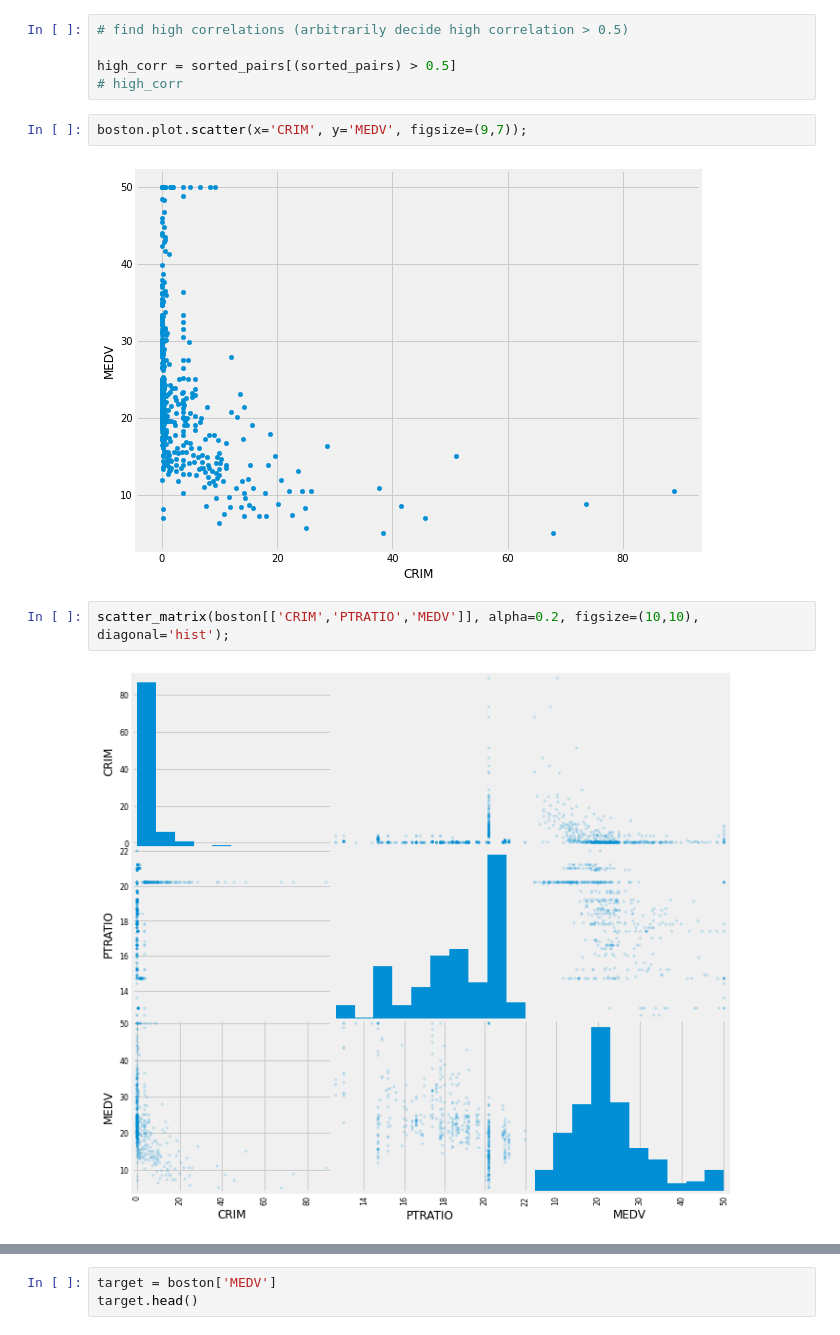
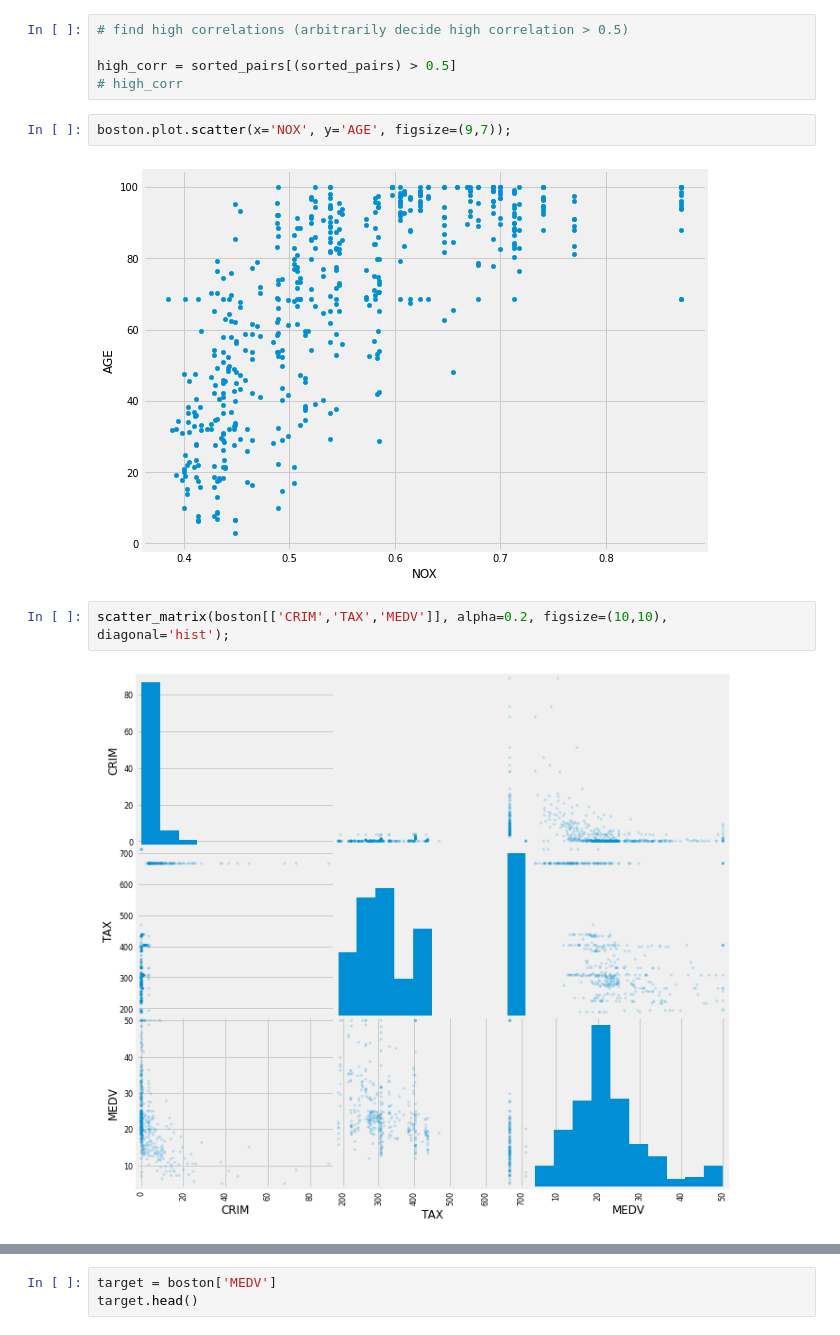
Before and after one commit to kristinkx/Python_Projects, a Jupyter notebook: Boston_Housing.ipynb, the cells around one changed output, grey strips where cells are left out. Cells and saved outputs as stored; diff of their text form.

```diff
--- a/Boston_Housing.ipynb
+++ b/Boston_Housing.ipynb
@@ -416,11 +421,11 @@ Length: 196, dtype: float64
 high_corr = sorted_pairs[(sorted_pairs) > 0.5]
 # high_corr
 # %%
-boston.plot.scatter(x='CRIM', y='MEDV', figsize=(9,7));
+boston.plot.scatter(x='NOX', y='AGE', figsize=(9,7));
 # %% [output]
-[figure, old version]
+[figure, new version]
 # %%
-scatter_matrix(boston[['CRIM','PTRATIO','MEDV']], alpha=0.2, figsize=(10,10), diagonal='hist');
+scatter_matrix(boston[['CRIM','TAX','MEDV']], alpha=0.2, figsize=(10,10), diagonal='hist');
 # %% [output]
-[figure, old version]
+[figure, new version]
 # %%
```
Also changed, not shown: parts of 20 cells of this notebook.
